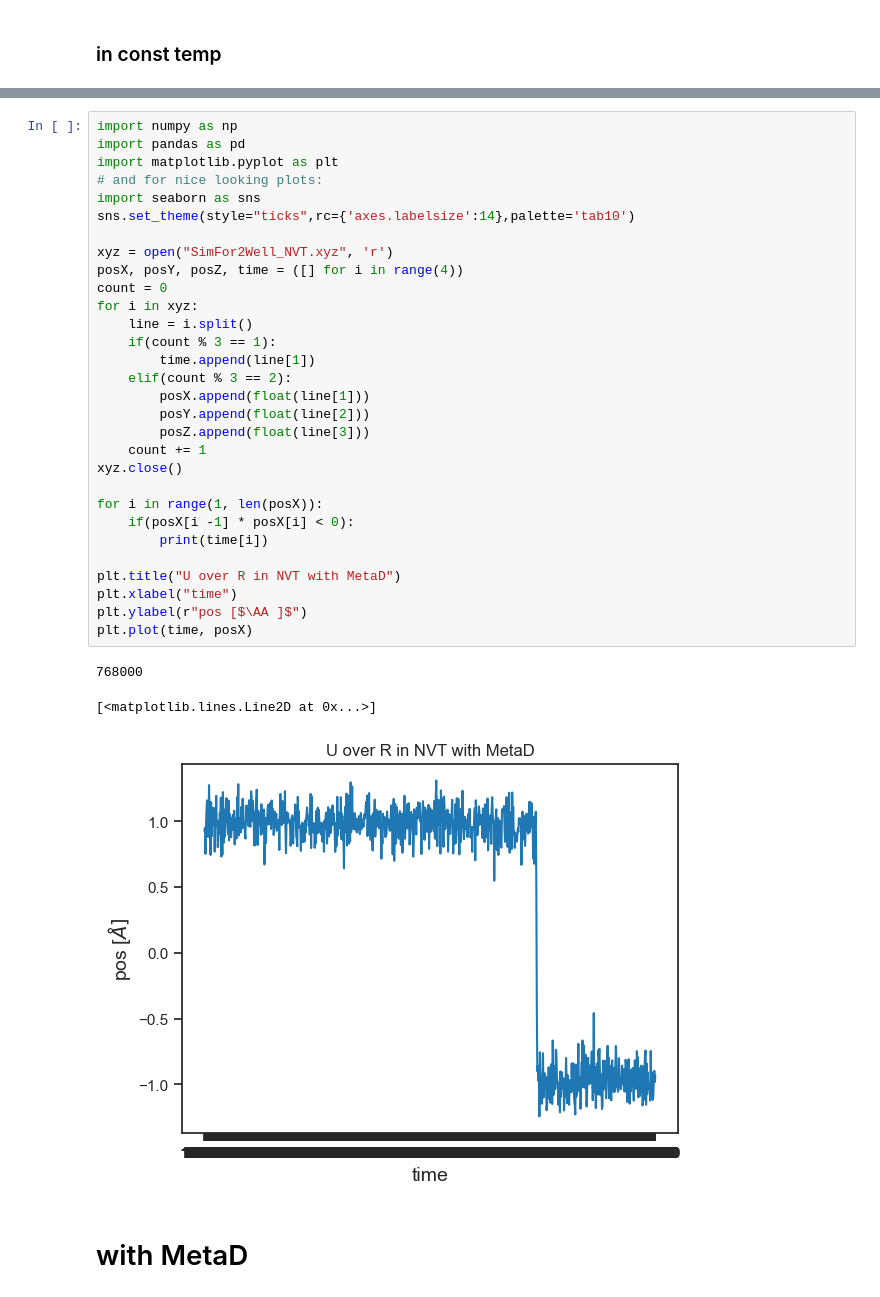
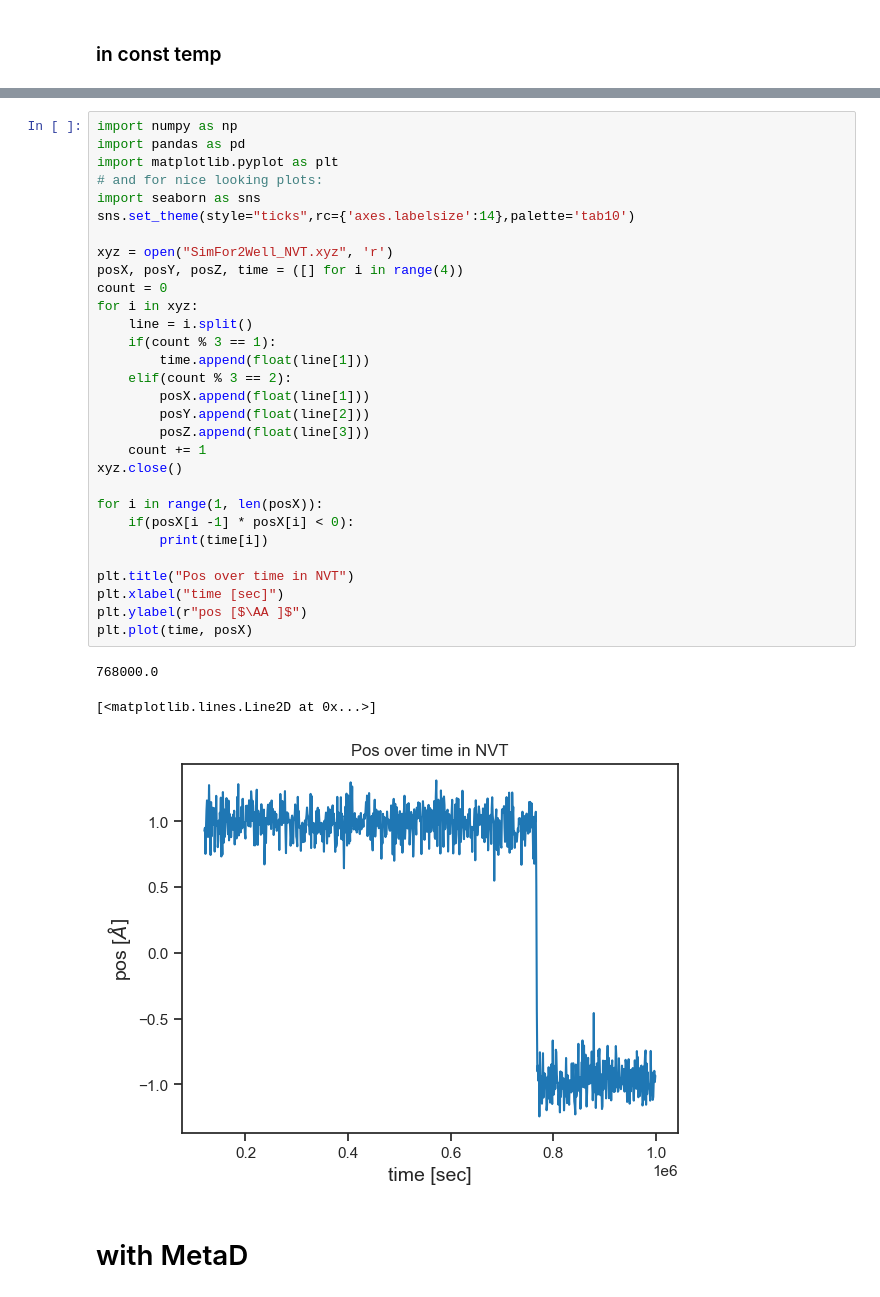
Before and after one commit to SagiMeir/Simulations4Beginners, a Jupyter notebook: metadynamics.ipynb, the cells around one changed output, grey strips where cells are left out. Drawn from its saved outputs; the diff is of its cells as text.

```diff
--- a/metadynamics.ipynb
+++ b/metadynamics.ipynb
@@ -75,37 +74,37 @@ plt.plot(posX, df['U'])
 # %%
 import numpy as np
 import pandas as pd
 import matplotlib.pyplot as plt
 # and for nice looking plots:
 import seaborn as sns
 sns.set_theme(style="ticks",rc={'axes.labelsize':14},palette='tab10')
 
 xyz = open("SimFor2Well_NVT.xyz", 'r')
 posX, posY, posZ, time = ([] for i in range(4))
 count = 0
 for i in xyz:
     line = i.split()
     if(count % 3 == 1):
-        time.append(line[1])
+        time.append(float(line[1]))
     elif(count % 3 == 2):
         posX.append(float(line[1]))
         posY.append(float(line[2]))
         posZ.append(float(line[3]))
     count += 1
 xyz.close()
 
 for i in range(1, len(posX)):
     if(posX[i -1] * posX[i] < 0):
         print(time[i])
 
-plt.title("U over R in NVT with MetaD")
-plt.xlabel("time")
+plt.title("Pos over time in NVT")
+plt.xlabel("time [sec]")
 plt.ylabel(r"pos [$\AA ]$")
 plt.plot(time, posX)
 # %% [output]
-768000
+768000.0
 [<matplotlib.lines.Line2D at 0x...>]
-[figure, old version]
+[figure, new version]
 # %% [markdown]
 # with MetaD
 # %%
```
Also changed, not shown: parts of 4 cells of this notebook, 1 other file.
